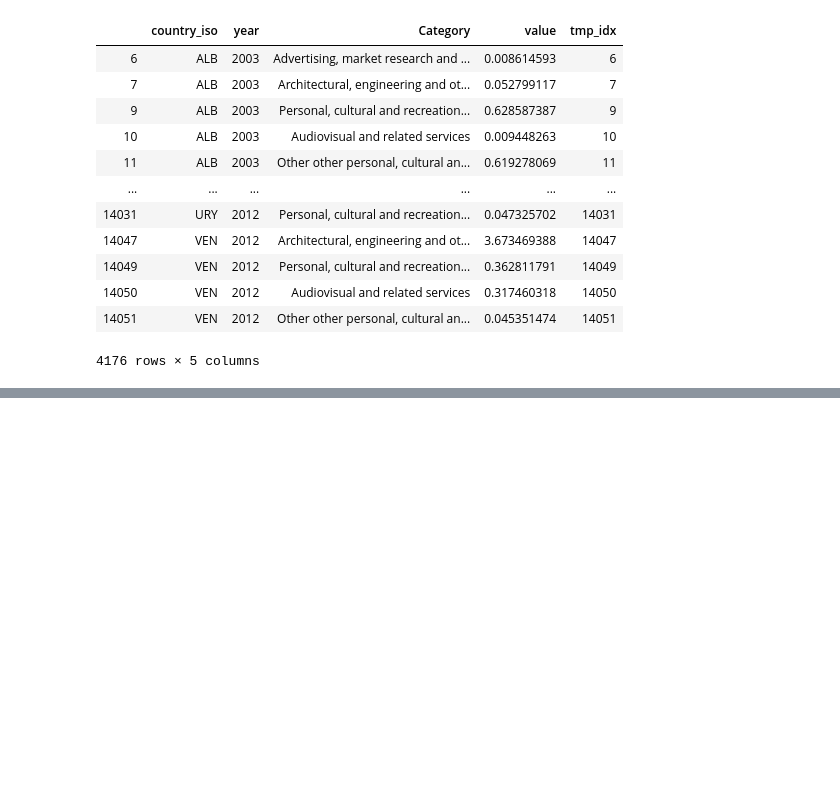
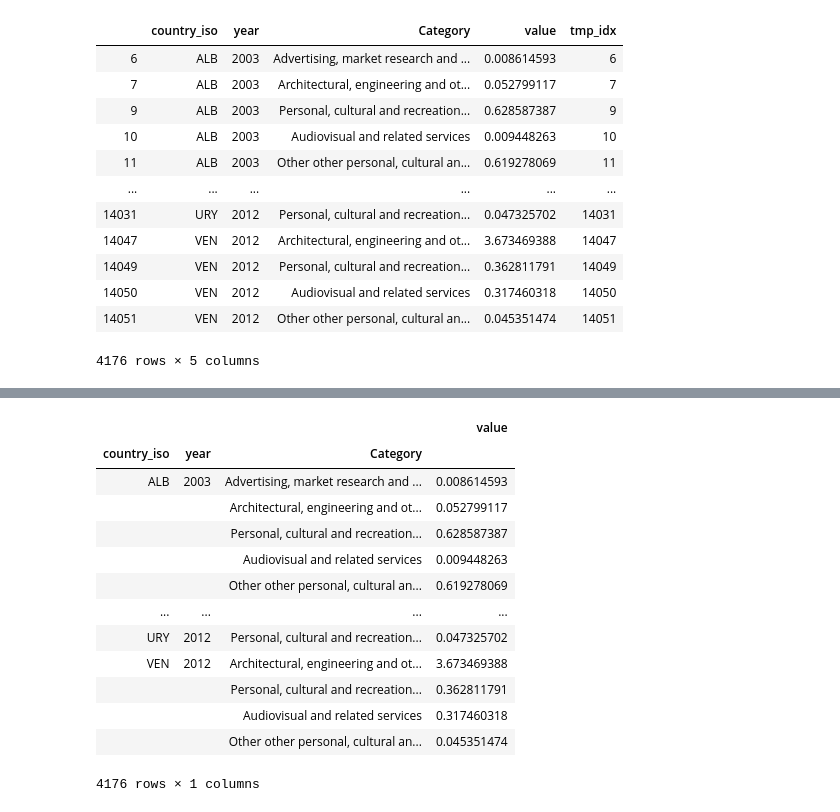
Before and after one commit to MissFacetious/Innovation, a Jupyter notebook: data_integration/creative_service_conversion.ipynb, the cells around one changed output, grey strips where cells are left out. Cells and saved outputs as stored; diff of their text form; code cells hidden in the pictures; blank space fills up the shorter version.

```diff
--- a/data_integration/creative_service_conversion.ipynb
+++ b/data_integration/creative_service_conversion.ipynb
@@ -224,0 +226,2 @@ df_new_4
+# %%
+df_new_31 = df_new_3.set_index(['country_iso','year', 'Category'])
@@ -224,0 +230,17 @@ df_new_4
+# %%
+df_new_31
+# %% [output]
+|  |  |  | value |
+| country_iso | year | Category |  |
+| ALB | 2003 | Advertising, market research and ... | 0.008614593 |
+|  |  | Architectural, engineering and ot... | 0.052799117 |
+|  |  | Personal, cultural and recreation... | 0.628587387 |
+|  |  | Audiovisual and related services | 0.009448263 |
+|  |  | Other other personal, cultural an... | 0.619278069 |
+| ... | ... | ... | ... |
+| URY | 2012 | Personal, cultural and recreation... | 0.047325702 |
+| VEN | 2012 | Architectural, engineering and ot... | 3.673469388 |
+|  |  | Personal, cultural and recreation... | 0.362811791 |
+|  |  | Audiovisual and related services | 0.317460318 |
+|  |  | Other other personal, cultural an... | 0.045351474 |
+4176 rows × 1 columns
```
Also changed, not shown: parts of 21 cells of this notebook, 3 other files.
